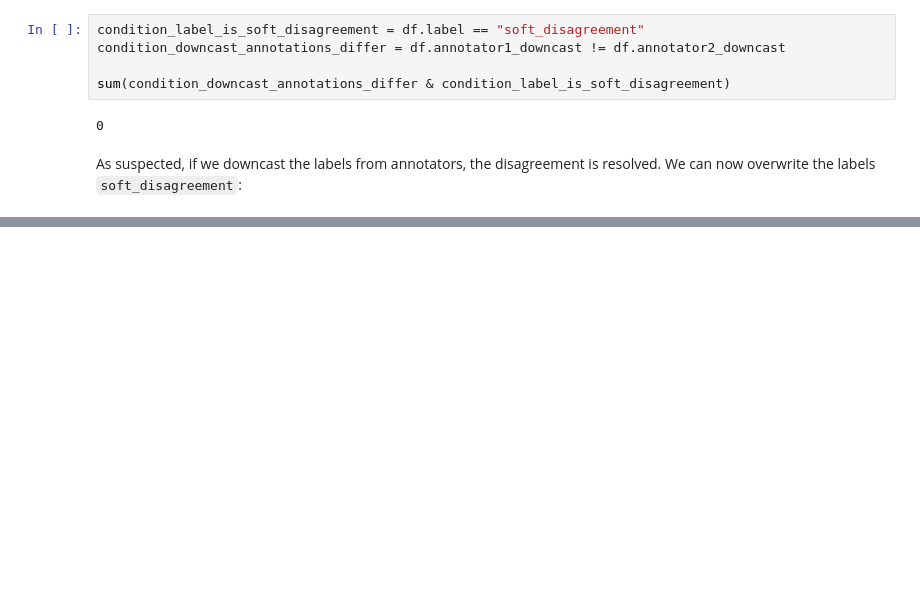
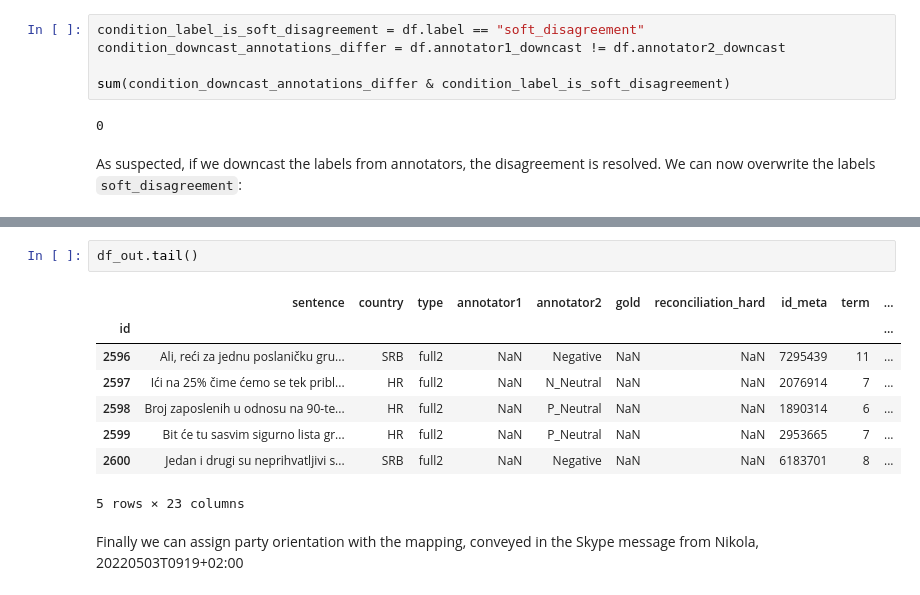
Before and after one commit to 5roop/task10, a Jupyter notebook: 001_dataset_preparation.ipynb, the cells around one changed output, grey strips where cells are left out. Saved outputs shown, nothing was run; the diff lists cells and outputs as text; blank space fills up the shorter version.

```diff
--- a/001_dataset_preparation.ipynb
+++ b/001_dataset_preparation.ipynb
@@ -92,0 +230,13 @@ T
+# %%
+df_out.tail()
+# %% [output]
+|  | sentence | country | type | annotator1 | annotator2 | gold | reconciliation_hard | id_meta | term | ... |
+| id |  |  |  |  |  |  |  |  |  | ... |
+| 2596 | Ali, reći za jednu poslaničku gru... | SRB | full2 | NaN | Negative | NaN | NaN | 7295439 | 11 | ... |
+| 2597 | Ići na 25% čime ćemo se tek pribl... | HR | full2 | NaN | N_Neutral | NaN | NaN | 2076914 | 7 | ... |
+| 2598 | Broj zaposlenih u odnosu na 90-te... | HR | full2 | NaN | P_Neutral | NaN | NaN | 1890314 | 6 | ... |
+| 2599 | Bit će tu sasvim sigurno lista gr... | HR | full2 | NaN | P_Neutral | NaN | NaN | 2953665 | 7 | ... |
+| 2600 | Jedan i drugi su neprihvatljivi s... | SRB | full2 | NaN | Negative | NaN | NaN | 6183701 | 8 | ... |
+5 rows × 23 columns
+# %% [markdown]
+Finally we can assign party orientation with the mapping, conveyed in the Skype message from Nikola, 20220503T0919+02:00
```
Also changed, not shown: parts of 28 cells of this notebook, 1 other file.
